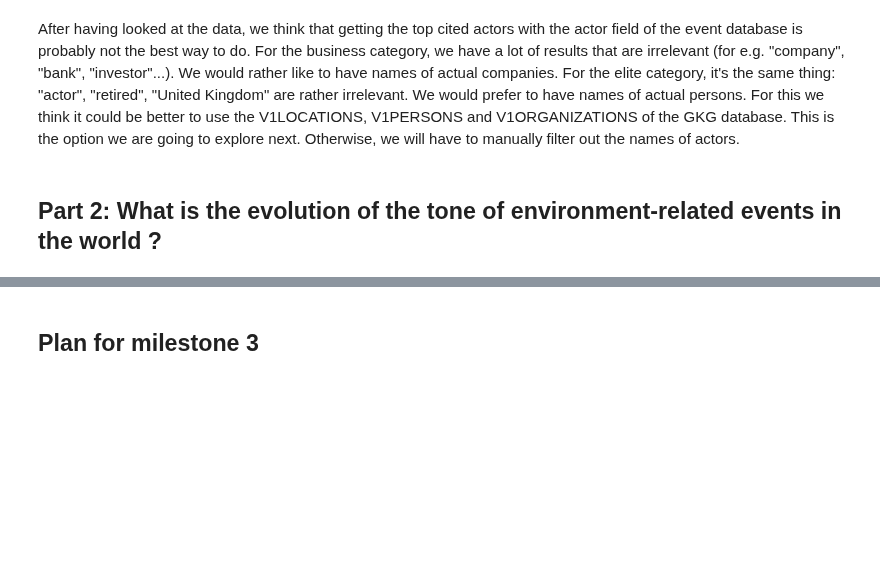
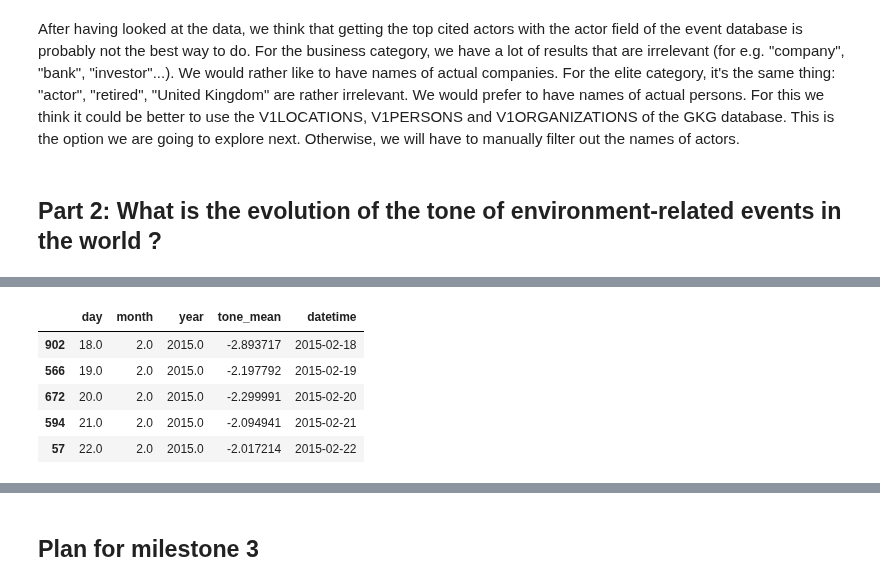
Before and after one commit to damlobster/ada2018, a Jupyter notebook: src/Milestone2.ipynb, the cells around one changed output, grey strips where cells are left out. Cells and saved outputs as stored; diff of their text form; code cells hidden in the pictures; blank space fills up the shorter version.

```diff
--- a/src/Milestone2.ipynb
+++ b/src/Milestone2.ipynb
@@ -181,0 +217,13 @@ For this we think it could be better to use the V1LOCATIONS, V1PERSONS and V1ORG
+# %%
+#Create a datetime column from the year, month, day columns
+tones['datetime'] = pd.to_datetime(tones[['year','month','day']])
+#Sort the values in chronological order
+tones = tones.sort_values(by='datetime')
+tones.head()
+# %% [output]
+|  | day | month | year | tone_mean | datetime |
+| 902 | 18.0 | 2.0 | 2015.0 | -2.893717 | 2015-02-18 |
+| 566 | 19.0 | 2.0 | 2015.0 | -2.197792 | 2015-02-19 |
+| 672 | 20.0 | 2.0 | 2015.0 | -2.299991 | 2015-02-20 |
+| 594 | 21.0 | 2.0 | 2015.0 | -2.094941 | 2015-02-21 |
+| 57 | 22.0 | 2.0 | 2015.0 | -2.017214 | 2015-02-22 |
```
Also changed, not shown: parts of 9 cells of this notebook.
